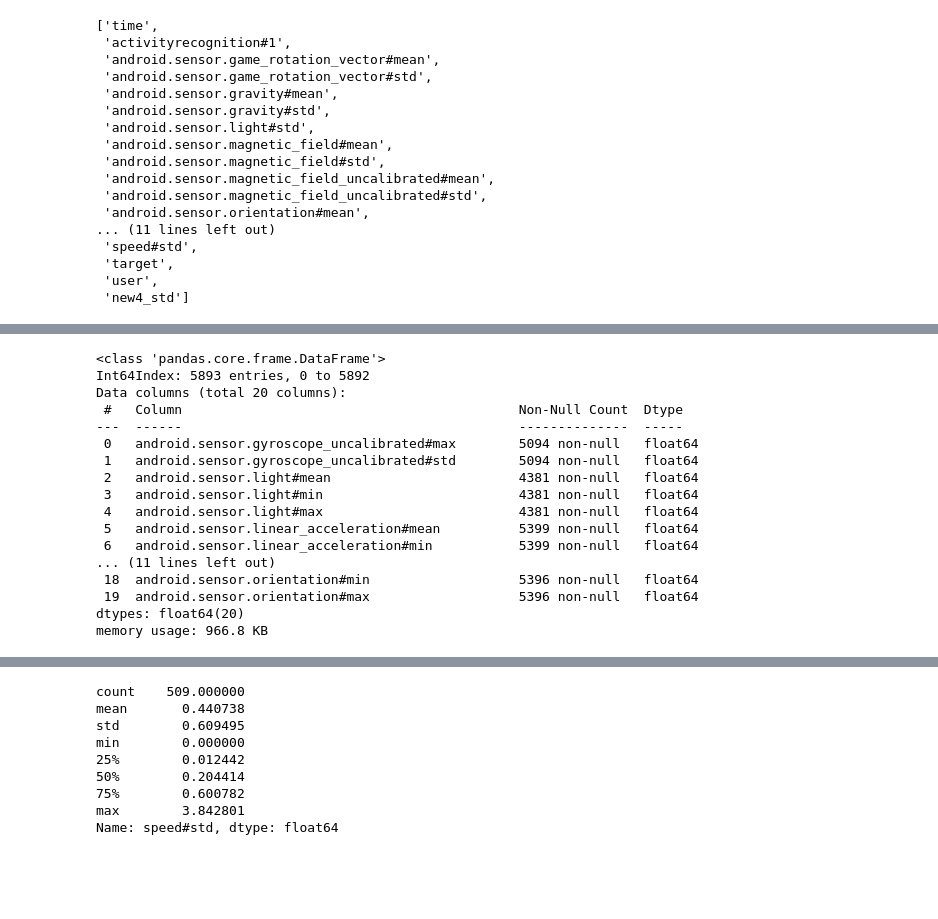
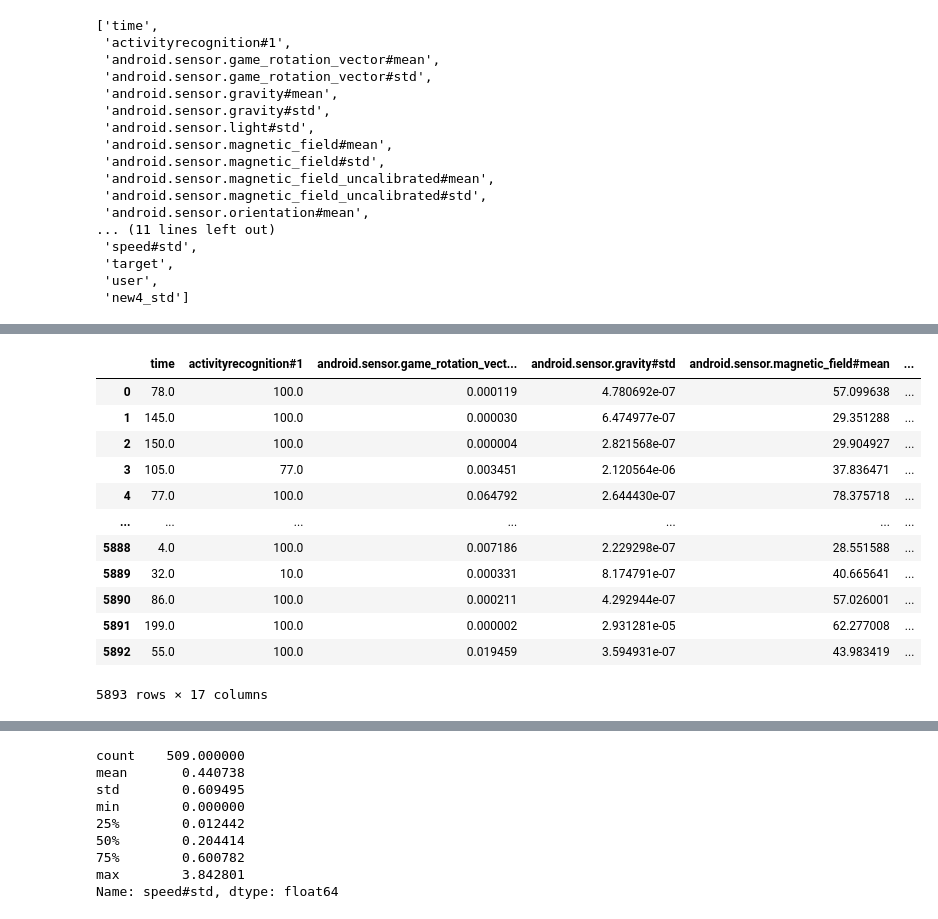
Before and after one commit to fayyoz24/Build_week2, a Jupyter notebook: eda.ipynb, the cells around one changed output, grey strips where cells are left out. Saved outputs shown, nothing was run; the diff lists cells and outputs as text; code cells hidden in the pictures; blank space fills up the shorter version.

```diff
--- a/eda.ipynb
+++ b/eda.ipynb
@@ -365,31 +405,31 @@ speed#std
-# %%
-df2 = df1_dropped.iloc[:, 20:40]
-df2.info()
-# %% [output]
-<class 'pandas.core.frame.DataFrame'>
-Int64Index: 5893 entries, 0 to 5892
-Data columns (total 20 columns):
- #   Column                                           Non-Null Count  Dtype
----  ------                                           --------------  -----
- 0   android.sensor.gyroscope_uncalibrated#max        5094 non-null   float64
- 1   android.sensor.gyroscope_uncalibrated#std        5094 non-null   float64
- 2   android.sensor.light#mean                        4381 non-null   float64
- 3   android.sensor.light#min                         4381 non-null   float64
- 4   android.sensor.light#max                         4381 non-null   float64
- 5   android.sensor.linear_acceleration#mean          5399 non-null   float64
- 6   android.sensor.linear_acceleration#min           5399 non-null   float64
-... (11 lines left out)
- 18  android.sensor.orientation#min                   5396 non-null   float64
- 19  android.sensor.orientation#max                   5396 non-null   float64
-dtypes: float64(20)
-memory usage: 966.8 KB
 # %%
 from sklearn.preprocessing import OrdinalEncoder
 
 enc = OrdinalEncoder()
 
 df_nec = df.copy()
+cat = df1_drop_by_corr1[['user', 'target']]
+res=enc.fit_transform(cat)
+res
+df1_drop_by_corr1
 
-res=enc.fit_transform()
+    # tree_prepro = compose.ColumnTransformer(transformers=[
+    #     ('num', num_4_treeModels, num_vars),
+    #     ('cat', cat_4_treeModels, cat_vars),
+    # ], remainder='drop') # Drop other vars not specified in num_vars or cat_vars
+# %% [output]
+|  | time | activityrecognition#1 | android.sensor.game_rotation_vect... | android.sensor.gravity#std | android.sensor.magnetic_field#mean | ... |
+| 0 | 78.0 | 100.0 | 0.000119 | 4.780692e-07 | 57.099638 | ... |
+| 1 | 145.0 | 100.0 | 0.000030 | 6.474977e-07 | 29.351288 | ... |
+| 2 | 150.0 | 100.0 | 0.000004 | 2.821568e-07 | 29.904927 | ... |
+| 3 | 105.0 | 77.0 | 0.003451 | 2.120564e-06 | 37.836471 | ... |
+| 4 | 77.0 | 100.0 | 0.064792 | 2.644430e-07 | 78.375718 | ... |
+| ... | ... | ... | ... | ... | ... | ... |
+| 5888 | 4.0 | 100.0 | 0.007186 | 2.229298e-07 | 28.551588 | ... |
+| 5889 | 32.0 | 10.0 | 0.000331 | 8.174791e-07 | 40.665641 | ... |
+| 5890 | 86.0 | 100.0 | 0.000211 | 4.292944e-07 | 57.026001 | ... |
+| 5891 | 199.0 | 100.0 | 0.000002 | 2.931281e-05 | 62.277008 | ... |
+| 5892 | 55.0 | 100.0 | 0.019459 | 3.594931e-07 | 43.983419 | ... |
+5893 rows × 17 columns
 # %%
 # df1[df1['android.sensor.gyroscope_uncalibrated#min'].isna()][['target','user']]
```
Also changed, not shown: parts of 22 cells of this notebook, 1 other file.
